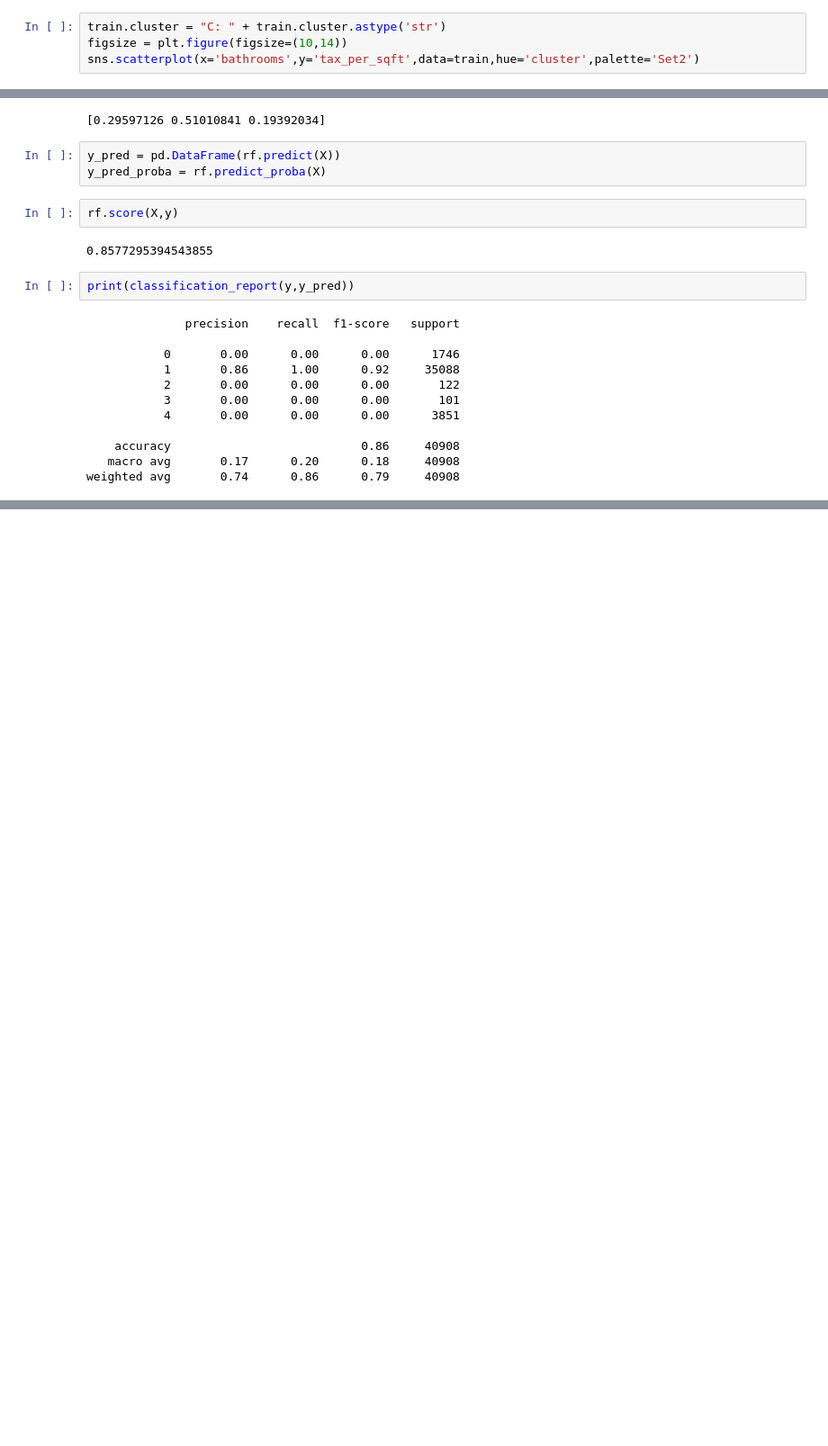
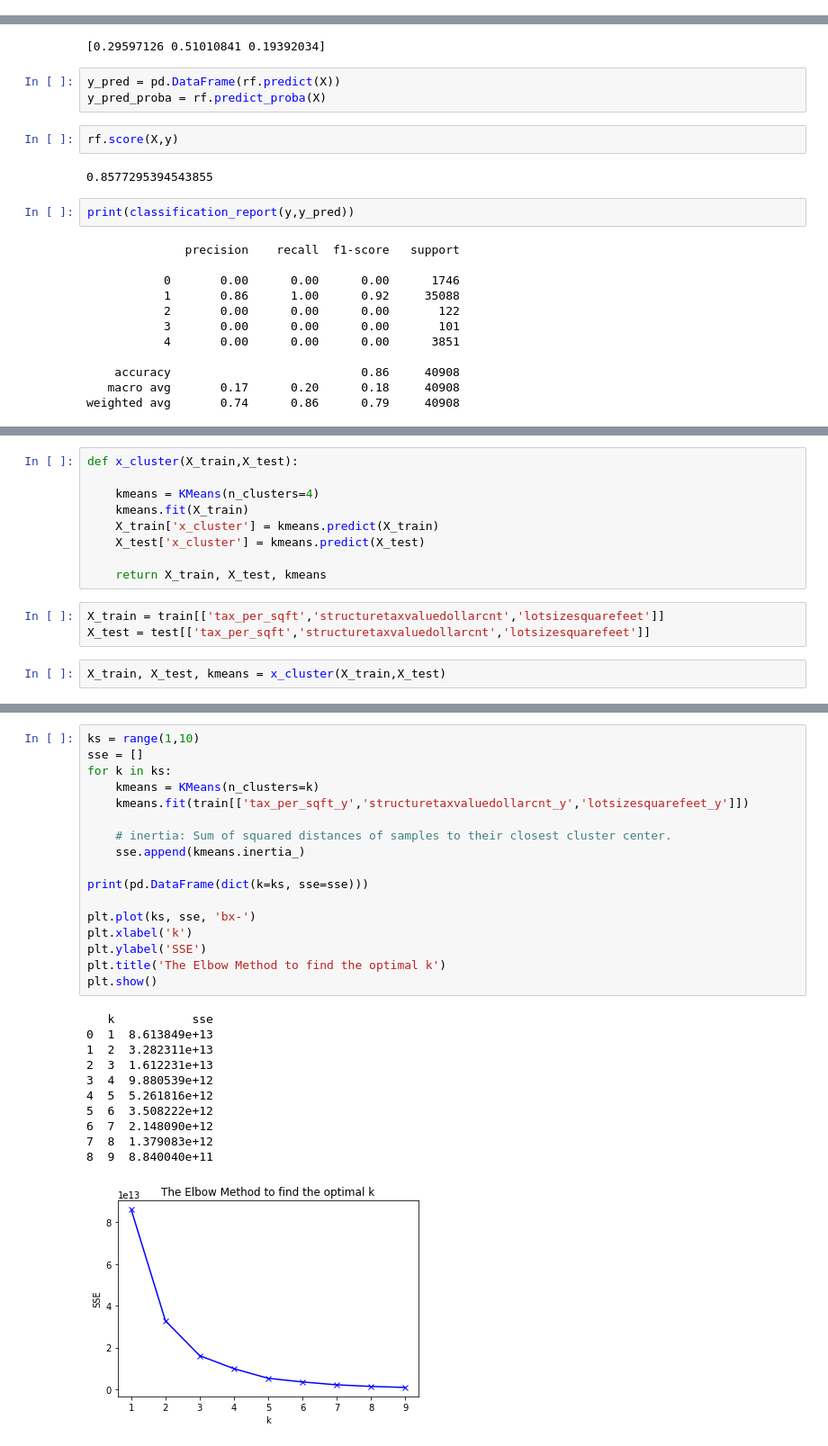
Before and after one commit to Zillow-SJ/Cluster_Zillow, a Jupyter notebook: baseline.ipynb, the cells around one changed output, grey strips where cells are left out. Shown at 90% size. Drawn from its saved outputs; the diff is of its cells as text; blank space fills up the shorter version.

```diff
--- a/baseline.ipynb
+++ b/baseline.ipynb
@@ -112,4 +119,0 @@ train.groupby('cluster').mean().sort_values(by='logerror')
-# %%
-train.cluster = "C: " + train.cluster.astype('str')
-figsize = plt.figure(figsize=(10,14))
-sns.scatterplot(x='bathrooms',y='tax_per_sqft',data=train,hue='cluster',palette='Set2')
@@ -237,0 +229,14 @@ Name: 0, dtype: int64
+# %%
+def x_cluster(X_train,X_test):
+
+    kmeans = KMeans(n_clusters=4)
+    kmeans.fit(X_train)
+    X_train['x_cluster'] = kmeans.predict(X_train)
+    X_test['x_cluster'] = kmeans.predict(X_test)
+
+    return X_train, X_test, kmeans
+# %%
+X_train = train[['tax_per_sqft','structuretaxvaluedollarcnt','lotsizesquarefeet']]
+X_test = test[['tax_per_sqft','structuretaxvaluedollarcnt','lotsizesquarefeet']]
+# %%
+X_train, X_test, kmeans = x_cluster(X_train,X_test)
@@ -237,0 +250,29 @@ Name: 0, dtype: int64
+# %%
+ks = range(1,10)
+sse = []
+for k in ks:
+    kmeans = KMeans(n_clusters=k)
+    kmeans.fit(train[['tax_per_sqft_y','structuretaxvaluedollarcnt_y','lotsizesquarefeet_y']])
+
+    # inertia: Sum of squared distances of samples to their closest cluster center.
+    sse.append(kmeans.inertia_)
+
+print(pd.DataFrame(dict(k=ks, sse=sse)))
+
+plt.plot(ks, sse, 'bx-')
+plt.xlabel('k')
+plt.ylabel('SSE')
+plt.title('The Elbow Method to find the optimal k')
+plt.show()
+# %% [output]
+   k           sse
+0  1  8.613849e+13
+1  2  3.282311e+13
+2  3  1.612231e+13
+3  4  9.880539e+12
+4  5  5.261816e+12
+5  6  3.508222e+12
+6  7  2.148090e+12
+7  8  1.379083e+12
+8  9  8.840040e+11
+[figure, added]
```
Also changed, not shown: parts of 16 cells of this notebook, 2 other files.
